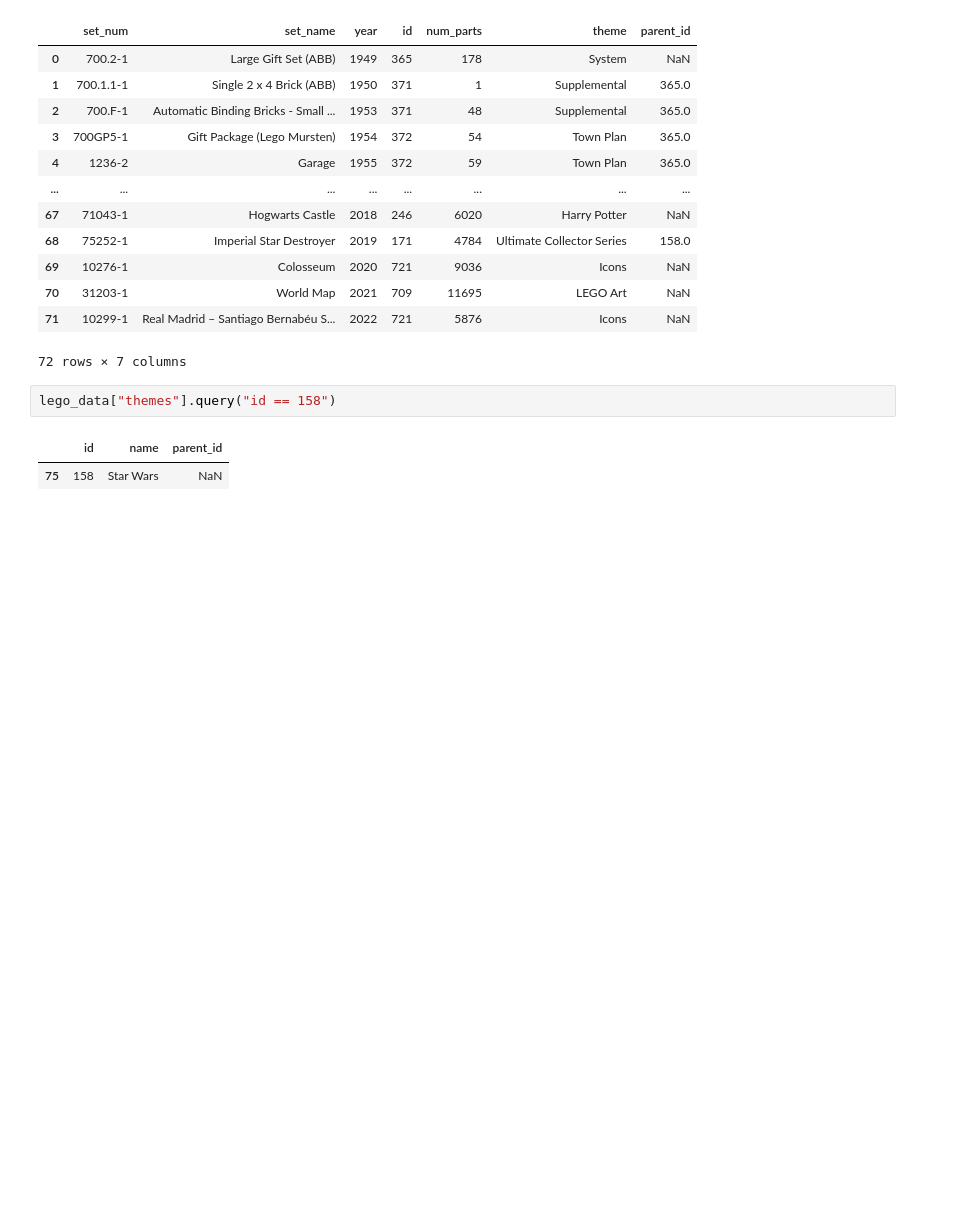
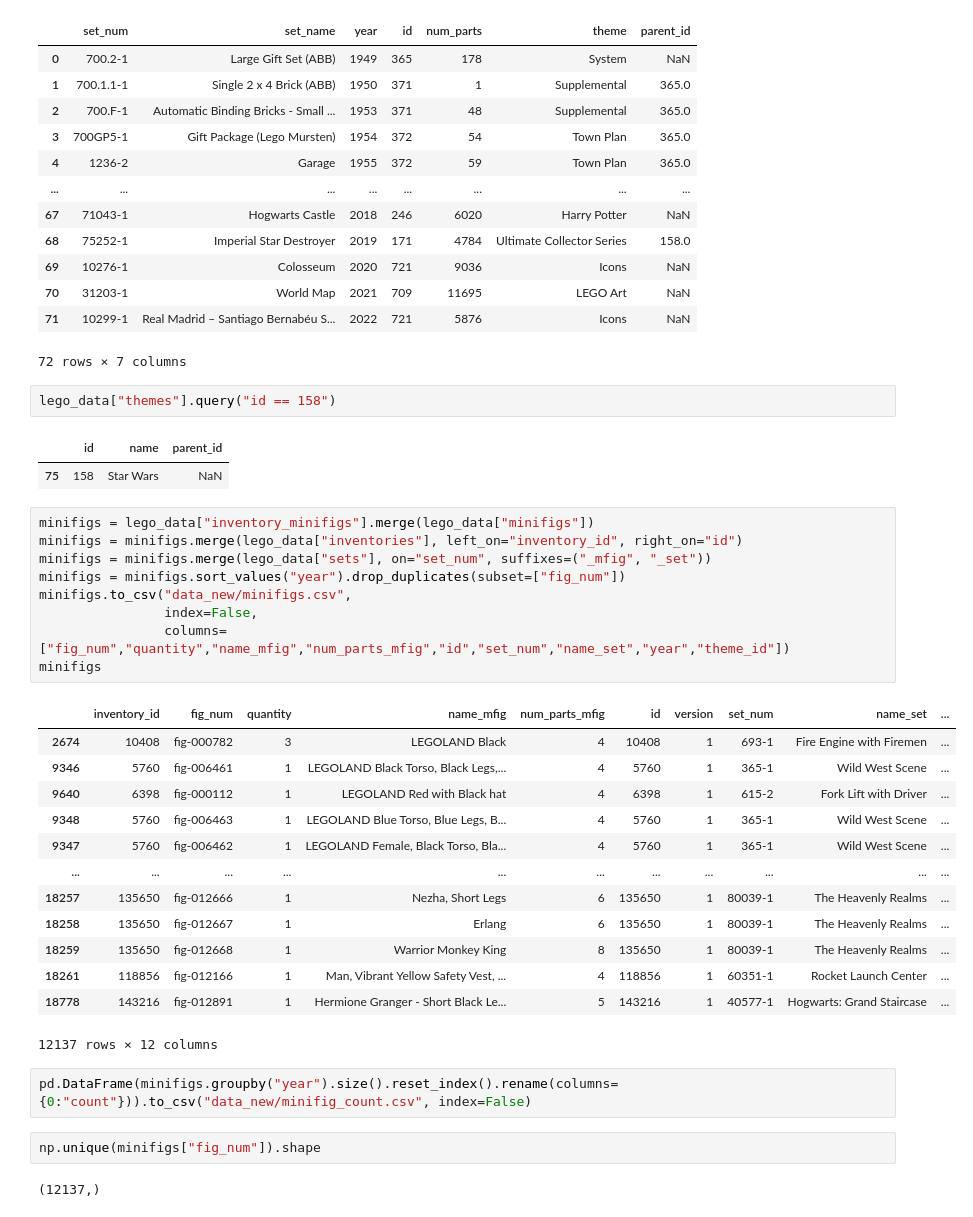
Before and after one commit to colbyyh2/NarrativeVis, a Jupyter notebook: Untitled.ipynb, the cells around one changed output. Saved outputs shown, nothing was run; the diff lists cells and outputs as text; blank space fills up the shorter version.

```diff
--- a/Untitled.ipynb
+++ b/Untitled.ipynb
@@ -253,3 +253,32 @@ lego_data["themes"].query("id == 158")
 # %% [output]
 |  | id | name | parent_id |
 | 75 | 158 | Star Wars | NaN |
+# %%
+minifigs = lego_data["inventory_minifigs"].merge(lego_data["minifigs"])
+minifigs = minifigs.merge(lego_data["inventories"], left_on="inventory_id", right_on="id")
+minifigs = minifigs.merge(lego_data["sets"], on="set_num", suffixes=("_mfig", "_set"))
+minifigs = minifigs.sort_values("year").drop_duplicates(subset=["fig_num"])
+minifigs.to_csv("data_new/minifigs.csv",
+                index=False,
+                columns=["fig_num","quantity","name_mfig","num_parts_mfig","id","set_num","name_set","year","theme_id"])
+minifigs
+# %% [output]
+|  | inventory_id | fig_num | quantity | name_mfig | num_parts_mfig | id | version | set_num | name_set | ... |
+| 2674 | 10408 | fig-000782 | 3 | LEGOLAND Black | 4 | 10408 | 1 | 693-1 | Fire Engine with Firemen | ... |
+| 9346 | 5760 | fig-006461 | 1 | LEGOLAND Black Torso, Black Legs,... | 4 | 5760 | 1 | 365-1 | Wild West Scene | ... |
+| 9640 | 6398 | fig-000112 | 1 | LEGOLAND Red with Black hat | 4 | 6398 | 1 | 615-2 | Fork Lift with Driver | ... |
+| 9348 | 5760 | fig-006463 | 1 | LEGOLAND Blue Torso, Blue Legs, B... | 4 | 5760 | 1 | 365-1 | Wild West Scene | ... |
+| 9347 | 5760 | fig-006462 | 1 | LEGOLAND Female, Black Torso, Bla... | 4 | 5760 | 1 | 365-1 | Wild West Scene | ... |
+| ... | ... | ... | ... | ... | ... | ... | ... | ... | ... | ... |
+| 18257 | 135650 | fig-012666 | 1 | Nezha, Short Legs | 6 | 135650 | 1 | 80039-1 | The Heavenly Realms | ... |
+| 18258 | 135650 | fig-012667 | 1 | Erlang | 6 | 135650 | 1 | 80039-1 | The Heavenly Realms | ... |
+| 18259 | 135650 | fig-012668 | 1 | Warrior Monkey King | 8 | 135650 | 1 | 80039-1 | The Heavenly Realms | ... |
+| 18261 | 118856 | fig-012166 | 1 | Man, Vibrant Yellow Safety Vest, ... | 4 | 118856 | 1 | 60351-1 | Rocket Launch Center | ... |
+| 18778 | 143216 | fig-012891 | 1 | Hermione Granger - Short Black Le... | 5 | 143216 | 1 | 40577-1 | Hogwarts: Grand Staircase | ... |
+12137 rows × 12 columns
+# %%
+pd.DataFrame(minifigs.groupby("year").size().reset_index().rename(columns={0:"count"})).to_csv("data_new/minifig_count.csv", index=False)
+# %%
+np.unique(minifigs["fig_num"]).shape
+# %% [output]
+(12137,)
```
Also changed, not shown: 8 other files.
